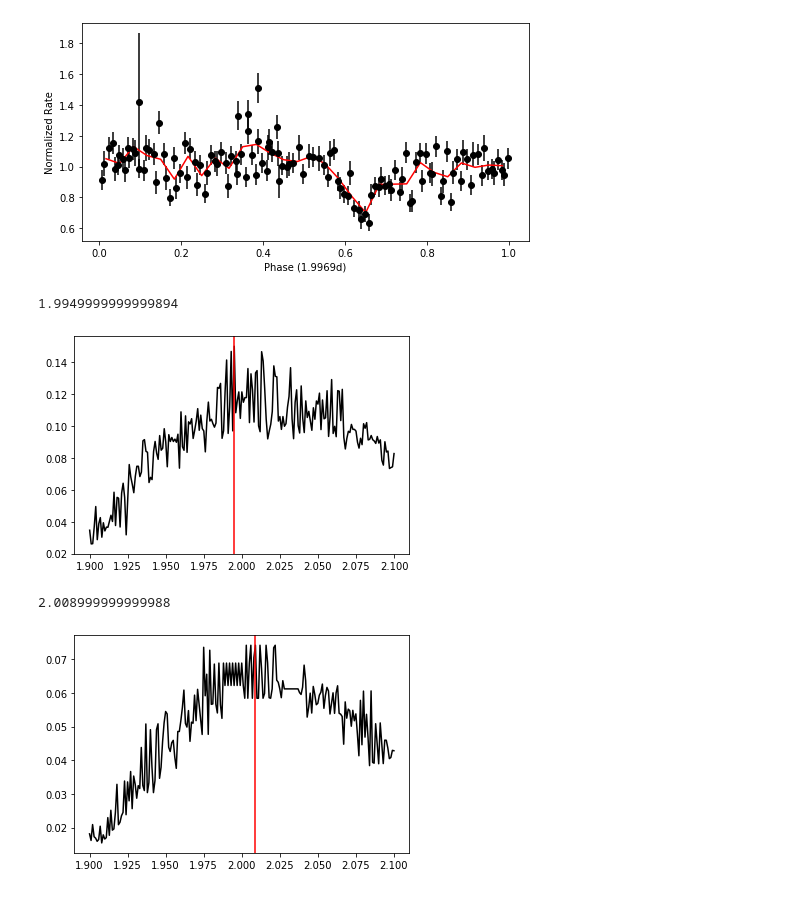
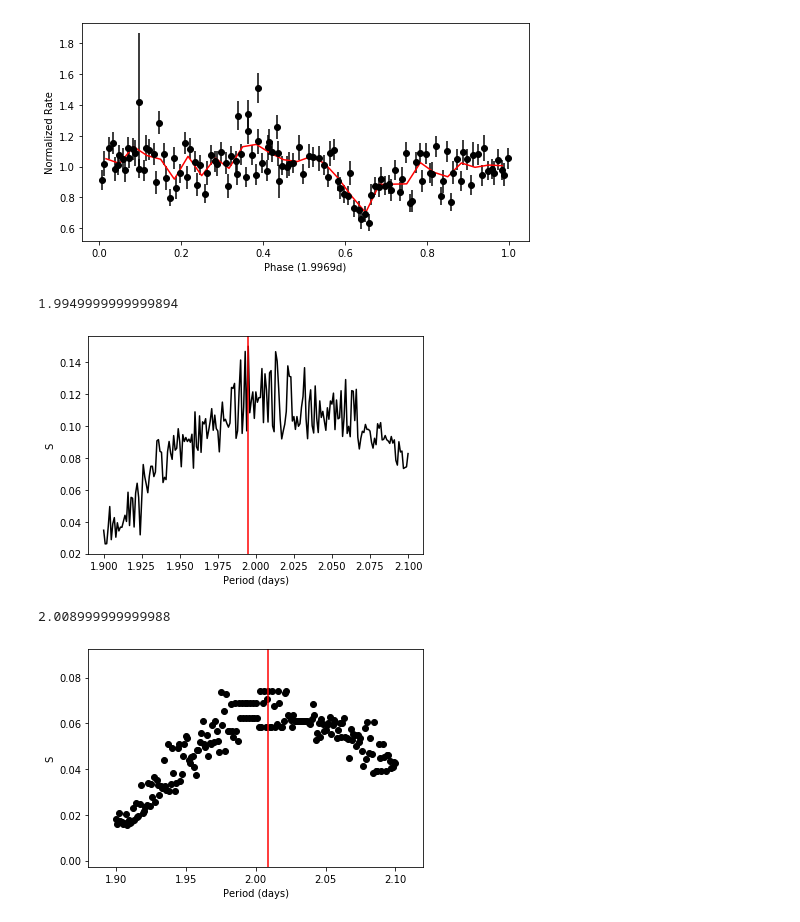
Before and after one commit to lenatreiber/LXP69.5, a Jupyter notebook: 2ULX7-Folding.ipynb, the cells around one changed output. Saved outputs shown, nothing was run; the diff lists cells and outputs as text; code cells hidden in the pictures.

```diff
--- a/2ULX7-Folding.ipynb
+++ b/2ULX7-Folding.ipynb
@@ -321,7 +321,7 @@ sf('fold0.5_30')
 # %% [output]
 [figure]
 # %%
-def ztest(evt,pds,dbin=0.1,pbins=16):
+def ztest(evt,pds,dbin=0.1,pbins=16,scatter=False):
     '''Perform ztest for some set of periods, with given binnings.'''
     slist = []
     for p in pds:
@@ -330,18 +330,23 @@ def ztest(evt,pds,dbin=0.1,pbins=16):
         s = np.sum(((avgs-mean)**2)/np.sqrt(mean)**2)
         slist.append(s)
     plt.close()
-    plt.plot(pds,slist,color='black')
-    best = pds[np.where(slist==np.max(slist))[0][0]]
-    print(best)
-    plt.axvline(best,color='red')
+    if scatter: plt.scatter(pds,slist,color='black')
+    else: plt.plot(pds,slist,color='black')
+    plt.xlabel('Period (days)')
+#     plt.ylabel('$\Sigma\frac{{P_{i}-P}^2}{\sigma^2}$')
+    plt.ylabel('S')
+    if not isnan(np.max(slist)):
+        best = pds[np.where(slist==np.max(slist))[0][0]]
+        print(best)
+        plt.axvline(best,color='red')
     return slist
 # %%
 slist = ztest(fr,np.arange(1.9,2.1,.001))
 # %% [output]
 1.9949999999999894
-[figure, old version]
+[figure, new version]
 # %%
-slist = ztest(fr,np.arange(1.9,2.1,.001),dbin=0.05,pbins=10)
+slist = ztest(fr,np.arange(1.9,2.1,.001),dbin=0.05,pbins=10,scatter=True)
 # %% [output]
 2.008999999999988
-[figure, old version]
+[figure, new version]
```
Also changed, not shown: parts of 5 cells of this notebook.
